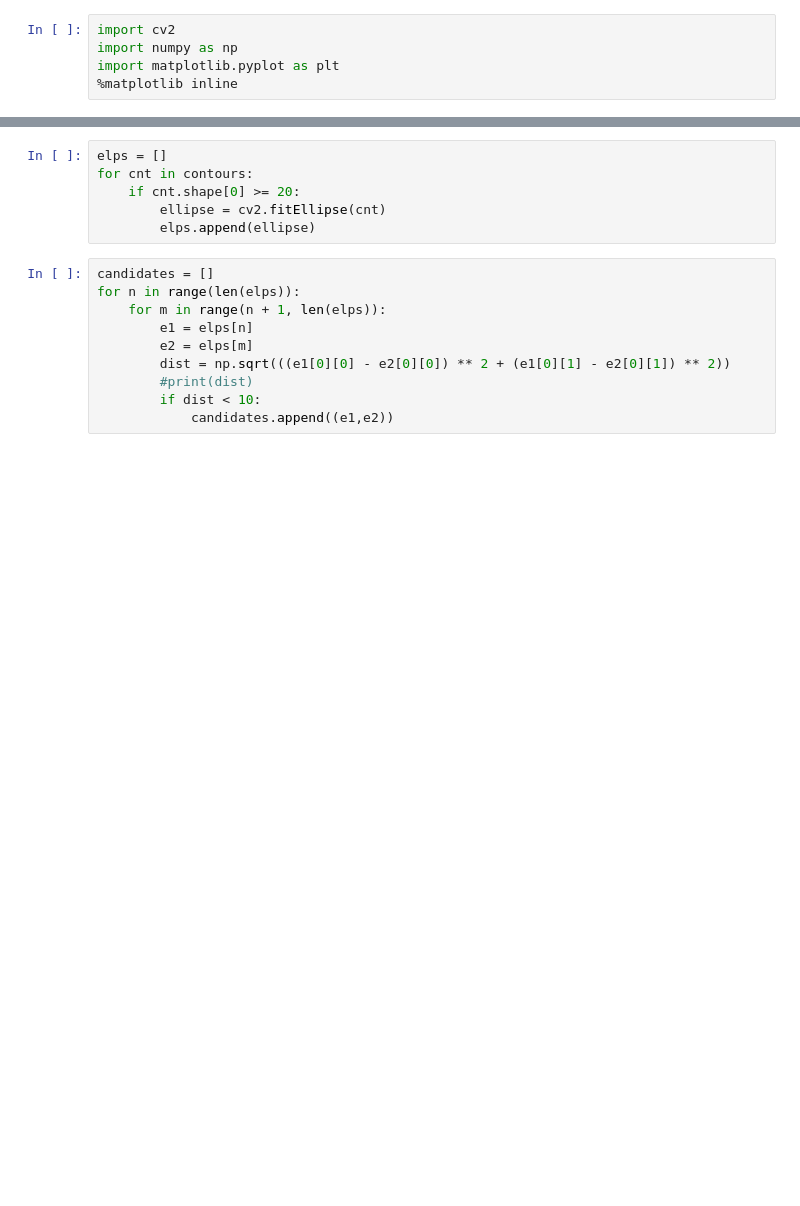
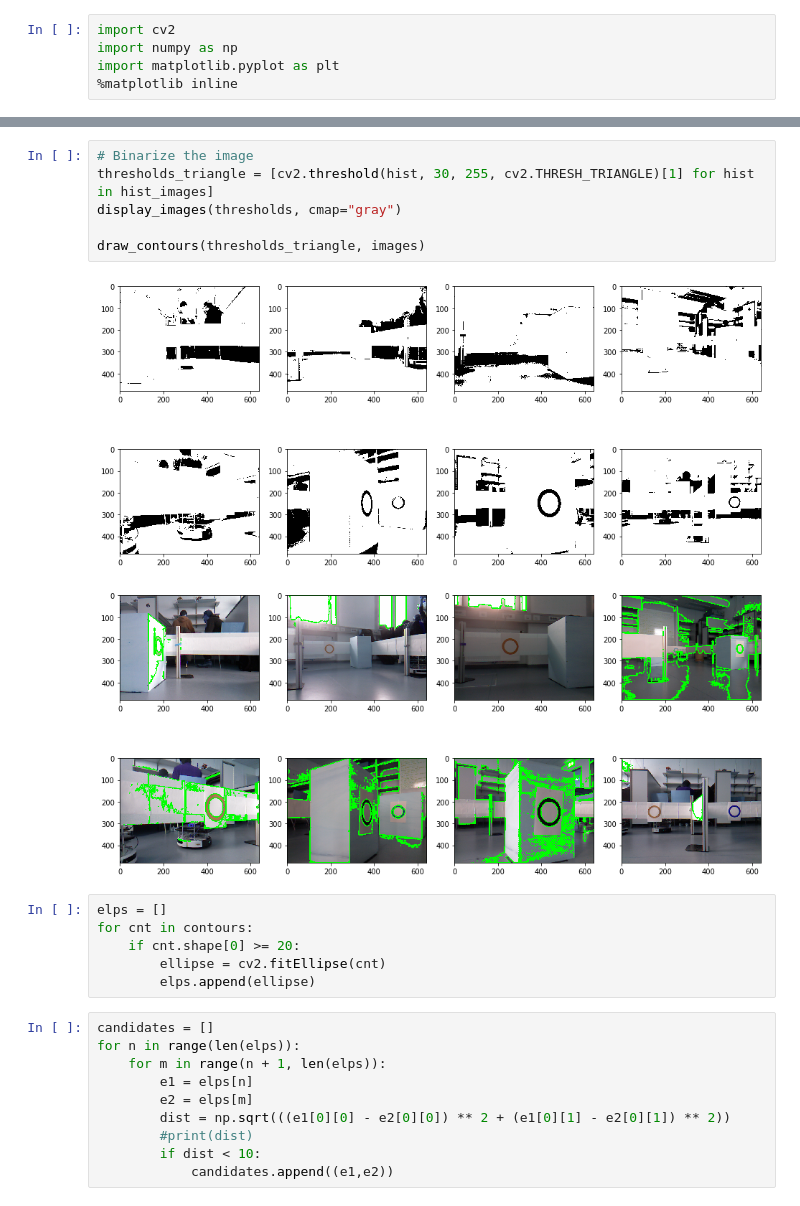
Before and after one commit to Oberzan/RIS2018, a Jupyter notebook: Notebooks/Ring detection.ipynb, the cells around one changed output, grey strips where cells are left out. Drawn from its saved outputs; the diff is of its cells as text; blank space fills up the shorter version.

```diff
--- a/Notebooks/Ring detection.ipynb
+++ b/Notebooks/Ring detection.ipynb
@@ -59,3 +65,12 @@ img = cv2.imread('./ring.png')
+# %%
+# Binarize the image
+thresholds_triangle = [cv2.threshold(hist, 30, 255, cv2.THRESH_TRIANGLE)[1] for hist in hist_images]
+display_images(thresholds, cmap="gray")
+
+draw_contours(thresholds_triangle, images)
+# %% [output]
+[figure, added]
+[figure, added]
 # %%
 elps = []
 for cnt in contours:
```
Also changed, not shown: parts of 12 cells of this notebook.
